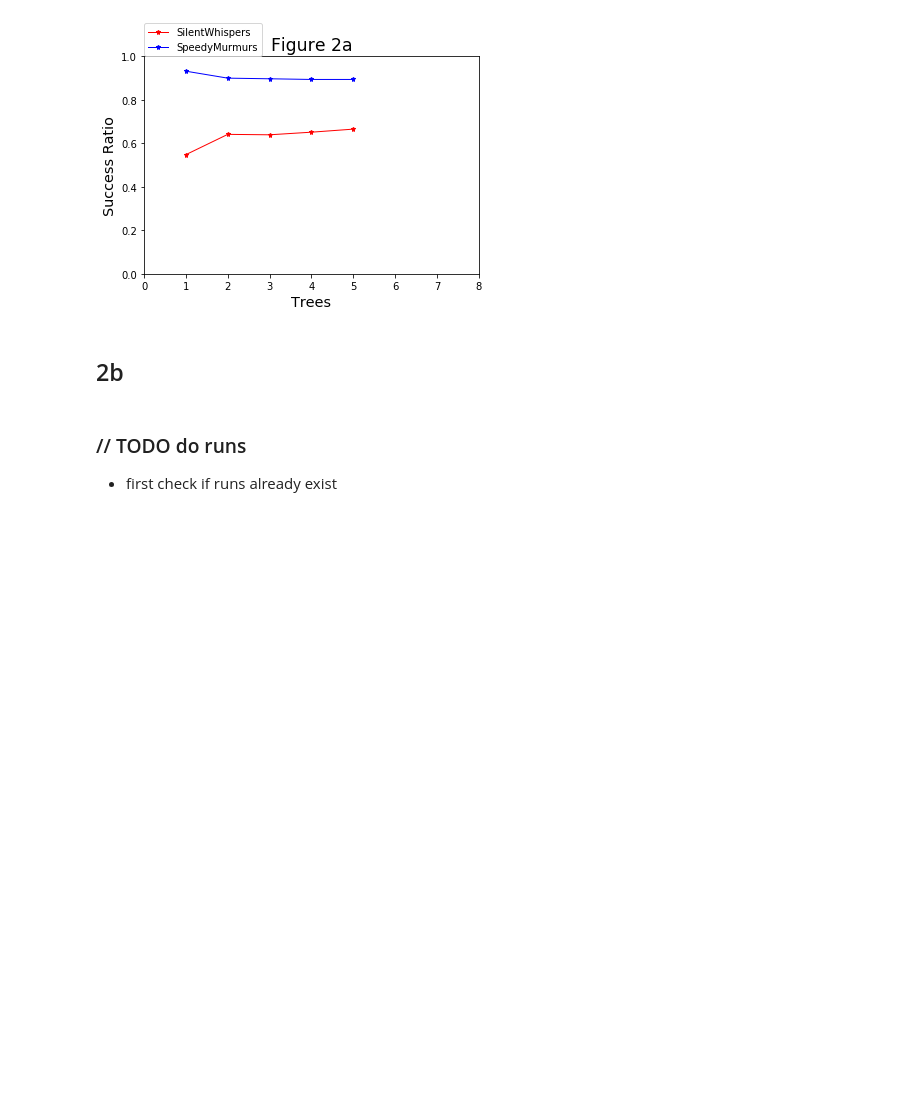
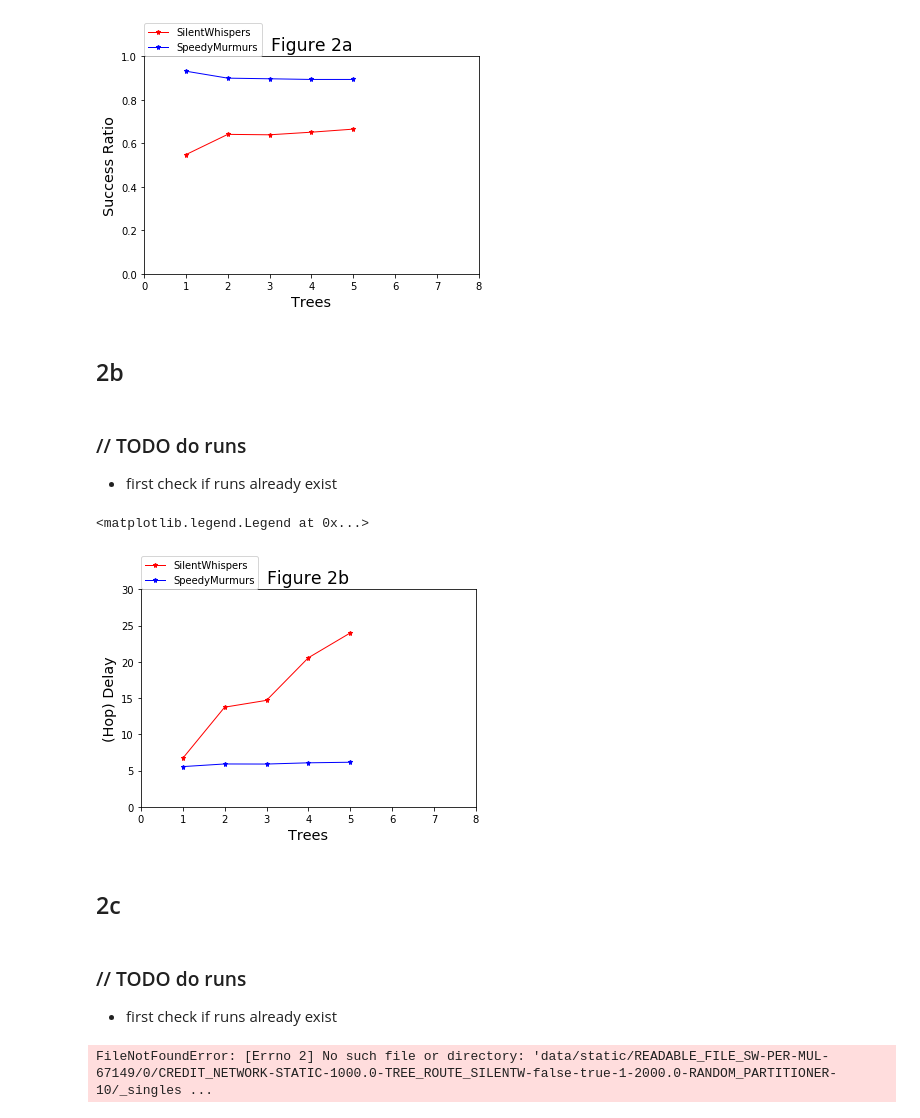
Before and after one commit to iowaguy/pcn-simulator, a Jupyter notebook: speedy-murmurs-simulator/Payment-Channel-Network-Simulations.ipynb, the cells around one changed output. Cells and saved outputs as stored; diff of their text form; code cells hidden in the pictures; blank space fills up the shorter version.

Commit message:
Add plot 2c to jupyter noteboook

```diff
--- a/speedy-murmurs-simulator/Payment-Channel-Network-Simulations.ipynb
+++ b/speedy-murmurs-simulator/Payment-Channel-Network-Simulations.ipynb
@@ -33,6 +33,22 @@ def extract_kv_pairs_from_singles(singles_path):
             k,v = line.rstrip().split('=')
             ret[k] = v
     return ret
+
+def extract_from_singles(algo, attempts, trees, key):
+    x_vs_key = []
+    for tree in range(1,trees):
+        data_path = get_static_data_path(algo, tree, attempts) + '/' + singles
+        singles_pairs = extract_kv_pairs_from_singles(data_path)
+        x_vs_key.append(float(singles_pairs[key]))
+    return x_vs_key
+
+def extract_from_singles_attempts(algo, attempts, trees, key):
+    x_vs_key = []
+    for tree in range(1,attempts):
+        data_path = get_static_data_path(algo, tree, attempts) + '/' + singles
+        singles_pairs = extract_kv_pairs_from_singles(data_path)
+        x_vs_key.append(float(singles_pairs[key]))
+    return x_vs_key
 # %% [markdown]
 ## Run a single static simulation
 # %%
@@ -77,3 +86,44 @@ plt.legend(loc=(0,1), scatterpoints=10)
 # %% [markdown]
 ### // TODO do runs
 * first check if runs already exist
+# %%
+attempts = 1
+key = 'CREDIT_NETWORK_DELAY_AV'
+silentwhispers_data = extract_from_singles("silentwhispers", attempts, 6, key)
+speedymurmurs_data = extract_from_singles("speedymurmurs", attempts, 6, key)
+
+f = plt.figure()
+plt.title('Figure 2b', size='xx-large')
+plt.ylabel('(Hop) Delay', size='x-large')
+plt.xlabel('Trees', size='x-large')
+plt.axis([0,8,0,30])
+
+plt.plot(range(1,6), silentwhispers_data, 'r*-', markersize=5, linewidth=1, label='SilentWhispers')
+plt.plot(range(1,6), speedymurmurs_data, 'b*-', markersize=5, linewidth=1, label='SpeedyMurmurs')
+plt.legend(loc=(0,1), scatterpoints=10)
+# %% [output]
+<matplotlib.legend.Legend at 0x...>
+[figure, added]
+# %% [markdown]
+## 2c
+# %% [markdown]
+### // TODO do runs
+* first check if runs already exist
+# %%
+attempts = 10
+trees = 3
+key = 'CREDIT_NETWORK_SUCCESS'
+silentwhispers_data = extract_from_singles_attempts("silentwhispers", attempts, trees, key)
+speedymurmurs_data = extract_from_singles_attempts("speedymurmurs", attempts, trees, key)
+
+f = plt.figure()
+plt.title('Figure 2c', size='xx-large')
+plt.ylabel('Success Ratio', size='x-large')
+plt.xlabel('Attempts', size='x-large')
+plt.axis([0,10,0.0,1.0])
+
+plt.plot(range(1,10), silentwhispers_data, 'r*-', markersize=5, linewidth=1, label='SilentWhispers')
+plt.plot(range(1,10), speedymurmurs_data, 'b*-', markersize=5, linewidth=1, label='SpeedyMurmurs')
+plt.legend(loc=(0,1), scatterpoints=10)
+# %% [output]
+FileNotFoundError: [Errno 2] No such file or directory: 'data/static/READABLE_FILE_SW-PER-MUL-67149/0/CREDIT_NETWORK-STATIC-1000.0-TREE_ROUTE_SILENTW-false-true-1-2000.0-RANDOM_PARTITIONER-10/_singles ...
```
Also changed, not shown: parts of 1 cell of this notebook.
